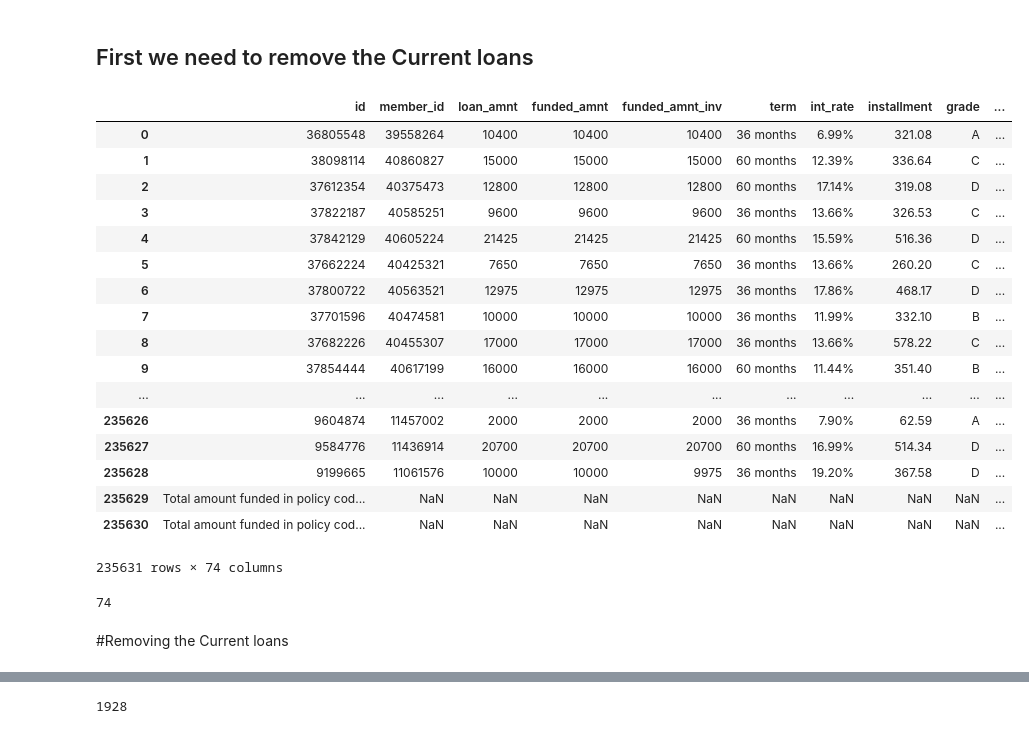
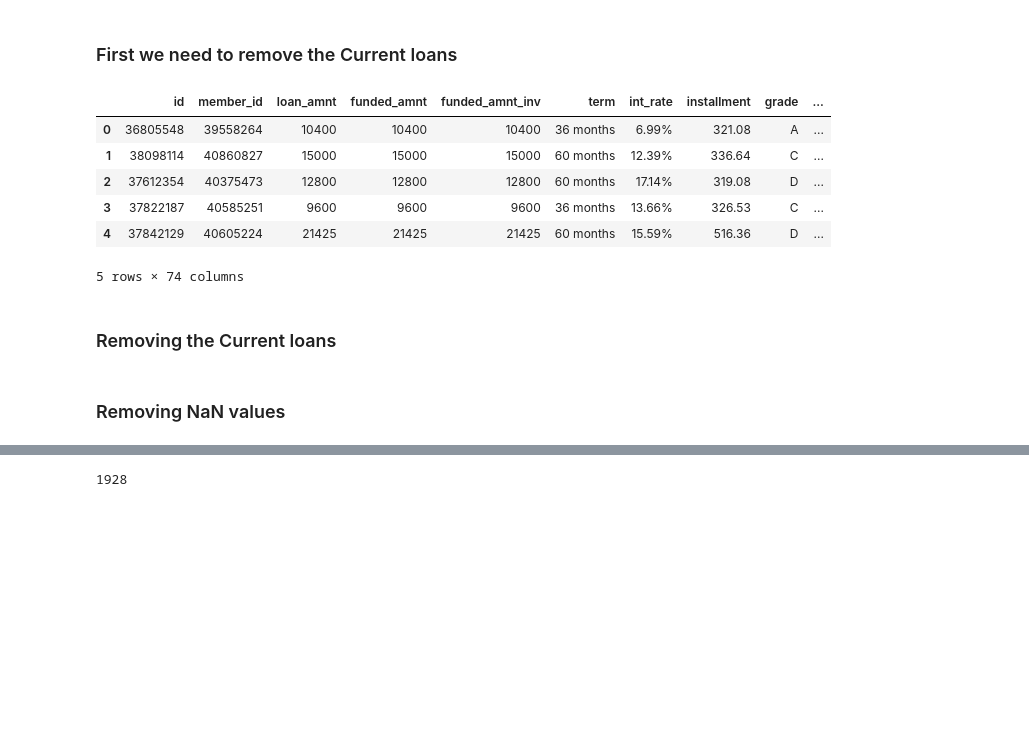
Before and after one commit to aligeekk/loan_evaluation, a Jupyter notebook: lending_club_analysis.ipynb, the cells around one changed output, grey strips where cells are left out. Saved outputs shown, nothing was run; the diff lists cells and outputs as text; code cells hidden in the pictures; blank space fills up the shorter version.

```diff
--- a/lending_club_analysis.ipynb
+++ b/lending_club_analysis.ipynb
@@ -160,31 +157,16 @@ inq_last_12m -Number of credit inquiries in past 12 months (Lot of NaNs) (scruti
 # %% [markdown]
-## First we need to remove the Current loans
+### First we need to remove the Current loans
 # %%
-data
+data.head()
 # %% [output]
 |  | id | member_id | loan_amnt | funded_amnt | funded_amnt_inv | term | int_rate | installment | grade | ... |
 | 0 | 36805548 | 39558264 | 10400 | 10400 | 10400 | 36 months | 6.99% | 321.08 | A | ... |
 | 1 | 38098114 | 40860827 | 15000 | 15000 | 15000 | 60 months | 12.39% | 336.64 | C | ... |
 | 2 | 37612354 | 40375473 | 12800 | 12800 | 12800 | 60 months | 17.14% | 319.08 | D | ... |
 | 3 | 37822187 | 40585251 | 9600 | 9600 | 9600 | 36 months | 13.66% | 326.53 | C | ... |
 | 4 | 37842129 | 40605224 | 21425 | 21425 | 21425 | 60 months | 15.59% | 516.36 | D | ... |
-| 5 | 37662224 | 40425321 | 7650 | 7650 | 7650 | 36 months | 13.66% | 260.20 | C | ... |
-| 6 | 37800722 | 40563521 | 12975 | 12975 | 12975 | 36 months | 17.86% | 468.17 | D | ... |
-| 7 | 37701596 | 40474581 | 10000 | 10000 | 10000 | 36 months | 11.99% | 332.10 | B | ... |
-| 8 | 37682226 | 40455307 | 17000 | 17000 | 17000 | 36 months | 13.66% | 578.22 | C | ... |
-| 9 | 37854444 | 40617199 | 16000 | 16000 | 16000 | 60 months | 11.44% | 351.40 | B | ... |
-| ... | ... | ... | ... | ... | ... | ... | ... | ... | ... | ... |
-| 235626 | 9604874 | 11457002 | 2000 | 2000 | 2000 | 36 months | 7.90% | 62.59 | A | ... |
-| 235627 | 9584776 | 11436914 | 20700 | 20700 | 20700 | 60 months | 16.99% | 514.34 | D | ... |
-| 235628 | 9199665 | 11061576 | 10000 | 10000 | 9975 | 36 months | 19.20% | 367.58 | D | ... |
-| 235629 | Total amount funded in policy cod... | NaN | NaN | NaN | NaN | NaN | NaN | NaN | NaN | ... |
-| 235630 | Total amount funded in policy cod... | NaN | NaN | NaN | NaN | NaN | NaN | NaN | NaN | ... |
-235631 rows × 74 columns
+5 rows × 74 columns
-# %%
-len(data.iloc[0])
-# %% [output]
-74
 # %% [markdown]
-#Removing the Current loans
+### Removing the Current loans
 # %%
 df = data[-(data.loan_status == 'Current')]
@@ -193,3 +173,5 @@ df = data[-(data.loan_status == 'Current')]
+# %% [markdown]
+### Removing NaN values
 # %%
 df = df[-df.loan_status.isnull()]
 # %%
```
Also changed, not shown: parts of 11 cells of this notebook.
